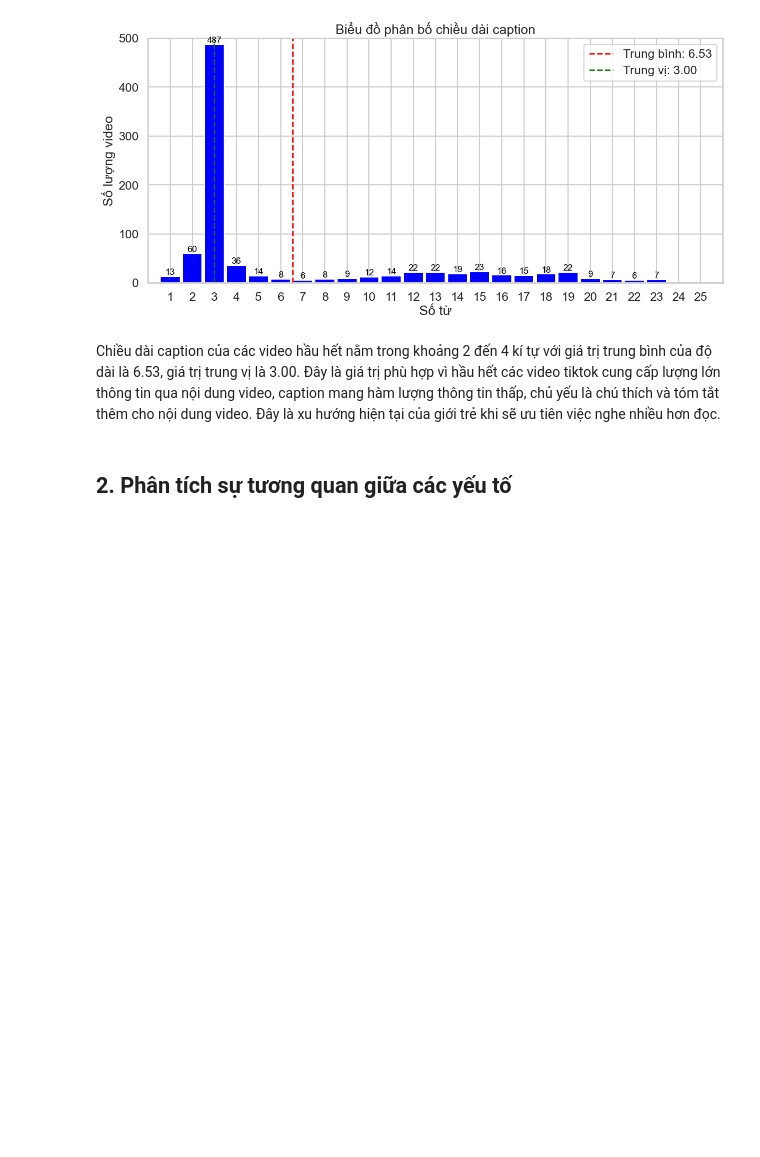
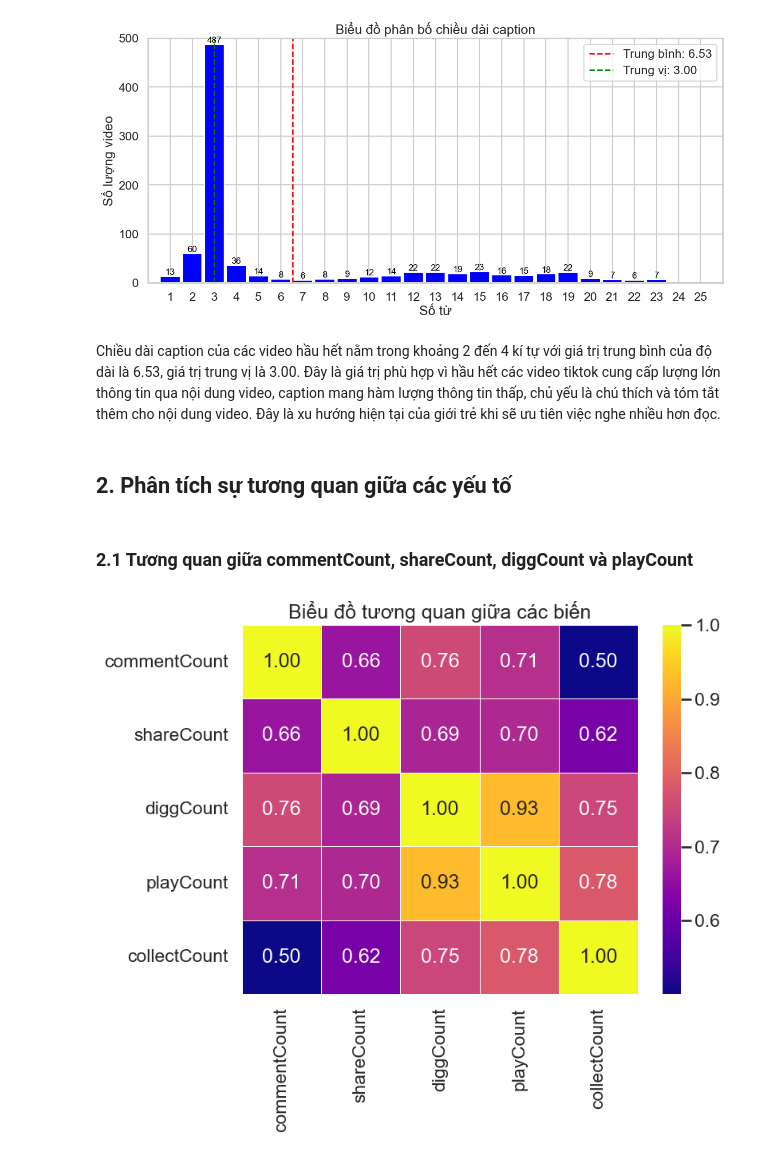
Before and after one commit to dattotien/Tiktok_profile, a Jupyter notebook: BTL.ipynb, the cells around one changed output. Cells and saved outputs as stored; diff of their text form; code cells hidden in the pictures; blank space fills up the shorter version.

```diff
--- a/BTL.ipynb
+++ b/BTL.ipynb
@@ -846,3 +852,14 @@ plt.show()
 Chiều dài caption của các video hầu hết nằm trong khoảng 2 đến 4 kí tự với giá trị trung bình của độ dài là 6.53, giá trị trung vị là 3.00. Đây là giá trị phù hợp vì hầu hết các video tiktok cung cấp lượng lớn thông tin qua nội dung video, caption mang hàm lượng thông tin thấp, chủ yếu là chú thích và tóm tắt thêm cho nội dung video. Đây là xu hướng hiện tại của giới trẻ khi sẽ ưu tiên việc nghe nhiều hơn đọc.
 # %% [markdown]
 ## 2. Phân tích sự tương quan giữa các yếu tố
+# %% [markdown]
+### 2.1 Tương quan giữa commentCount, shareCount, diggCount và playCount
+# %%
+corr_row=read_df[['commentCount','shareCount','diggCount','playCount','collectCount']]
+correlation_matrix = corr_row.corr()
+plt.figure(figsize=(8, 6))
+sns.heatmap(correlation_matrix, annot=True, cmap='plasma', fmt=".2f", linewidths=0.5)
+plt.title('Biểu đồ tương quan giữa các biến')
+plt.show()
+# %% [output]
+[figure, added]
```
Also changed, not shown: parts of 13 cells of this notebook.
